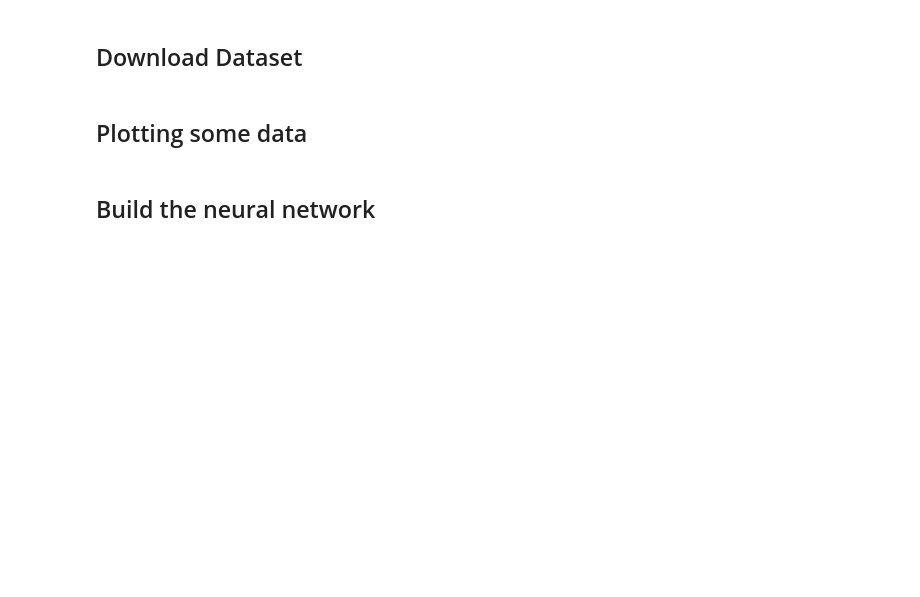
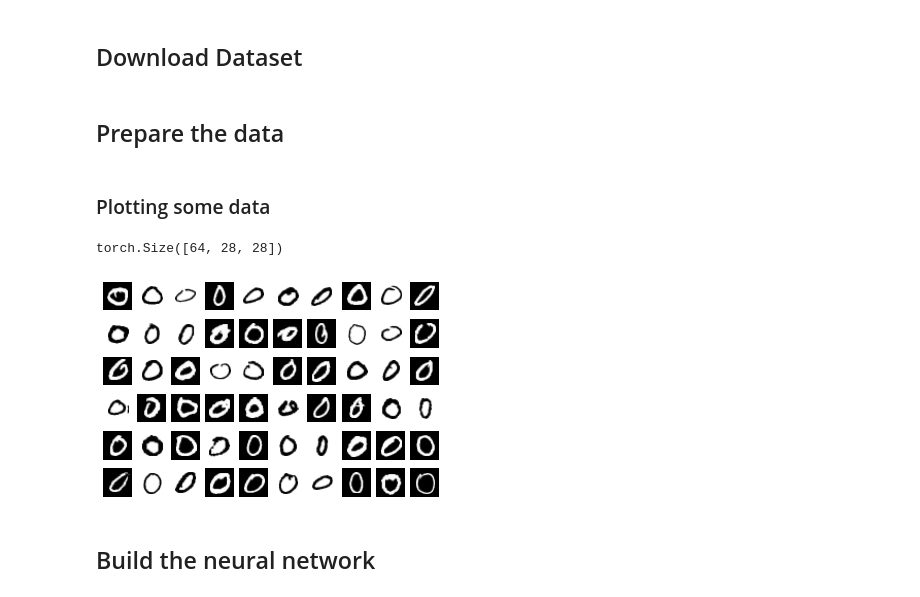
Before and after one commit to nmnsharma007/SimplifiedObjectDetection, a Jupyter notebook: MNIST classification.ipynb, the cells around one changed output. Cells and saved outputs as stored; diff of their text form; code cells hidden in the pictures; blank space fills up the shorter version.

Commit message:
implemented inversions for training set

```diff
--- a/MNIST classification.ipynb
+++ b/MNIST classification.ipynb
@@ -18,16 +19,44 @@ testloader = torch.utils.data.DataLoader(test_set,batch_size=64,shuffle=True)
 # %% [markdown]
-## Plotting some data
+## Prepare the data
 # %%
-dataiter = iter(trainloader)
-images,labels = dataiter.next()
-print(images.shape)
-print(labels.shape)
-figure = plt.figure()
-num_of_images = 60
-for index in range(1,num_of_images+1):
-    plt.subplot(6,10,index)
-    plt.axis('off')
-    plt.imshow(images[index].numpy().squeeze(),cmap='gray_r')
+train_set_images = train_set.data.numpy() # convert the dataset into numpy array
+train_set_labels = train_set.targets.numpy() # convert the labels into numpy array
+
+digit = 0
+indices = np.asarray(np.where(train_set_labels == digit)) # indices of occurrence of digit as label
+indices = indices.flatten()
+num_of_examples = len(indices)
+
+train_set_images_positive = train_set_images[indices] # images consisting of positive class
+train_set_labels_positive = np.ones(num_of_examples,) # positive class has all labels as 1s
+
+func = lambda image : 255 - image
+train_set_images_negative = func(train_set_images_positive) # images consisting of negative class
+train_set_labels_negative = np.zeros(num_of_examples,) # negative class has all labels as 0s
+
+modified_train_set_images = np.concatenate((train_set_images_positive,train_set_images_negative))
+modified_train_set_labels = np.concatenate((train_set_labels_positive,train_set_labels_negative))
+
+tensor_x = torch.Tensor(modified_train_set_images)
+tensor_y = torch.Tensor(modified_train_set_labels)
+
+train_dataset = TensorDataset(tensor_x,tensor_y)
+train_loader = DataLoader(train_dataset,batch_size=64,shuffle=True)
+# %% [markdown]
+### Plotting some data
+# %%
+dataiter = iter(train_loader)
+images,labels = dataiter.next()
+print(images.shape)
+figure = plt.figure()
+num_of_images = 60
+for index in range(1,num_of_images+1):
+    plt.subplot(6,10,index)
+    plt.axis('off')
+    plt.imshow(images[index].numpy().squeeze(),cmap='gray_r')
+# %% [output]
+torch.Size([64, 28, 28])
+[figure, added]
 # %% [markdown]
 ## Build the neural network
 # %%
```
Also changed, not shown: parts of 3 cells of this notebook.
